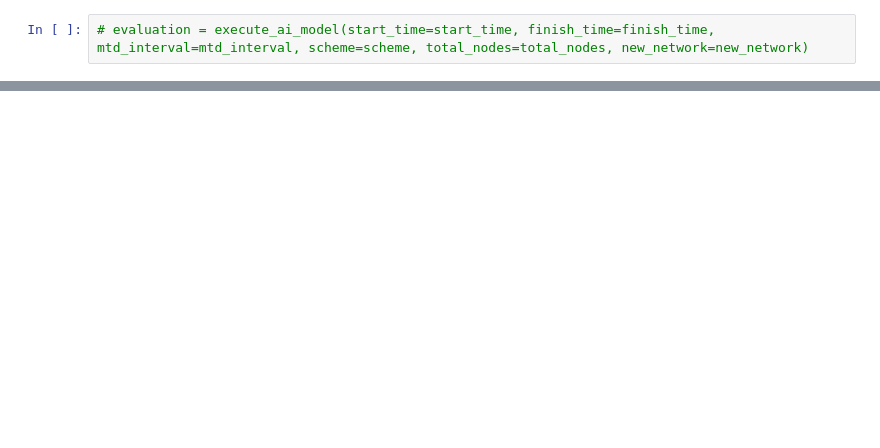
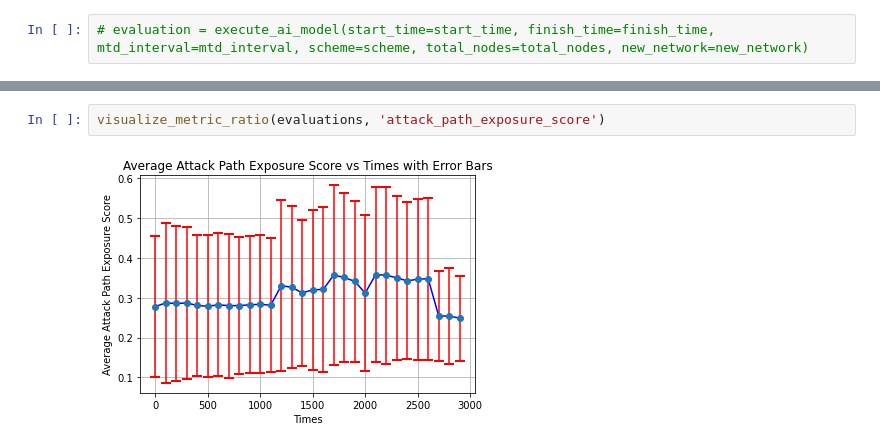
Before and after one commit to MoeBuTa/MTDSim, a Jupyter notebook: experiments/mtd_ai_operation.ipynb, the cells around one changed output, grey strips where cells are left out. Saved outputs shown, nothing was run; the diff lists cells and outputs as text; blank space fills up the shorter version.

```diff
--- a/experiments/mtd_ai_operation.ipynb
+++ b/experiments/mtd_ai_operation.ipynb
@@ -69,0 +101,4 @@ visualize_metric_ratio(evaluations, 'attack_path_exposure_score')
+# %%
+visualize_metric_ratio(evaluations, 'attack_path_exposure_score')
+# %% [output]
+[figure, added]
```
Also changed, not shown: parts of 16 cells of this notebook, 17 other files.
